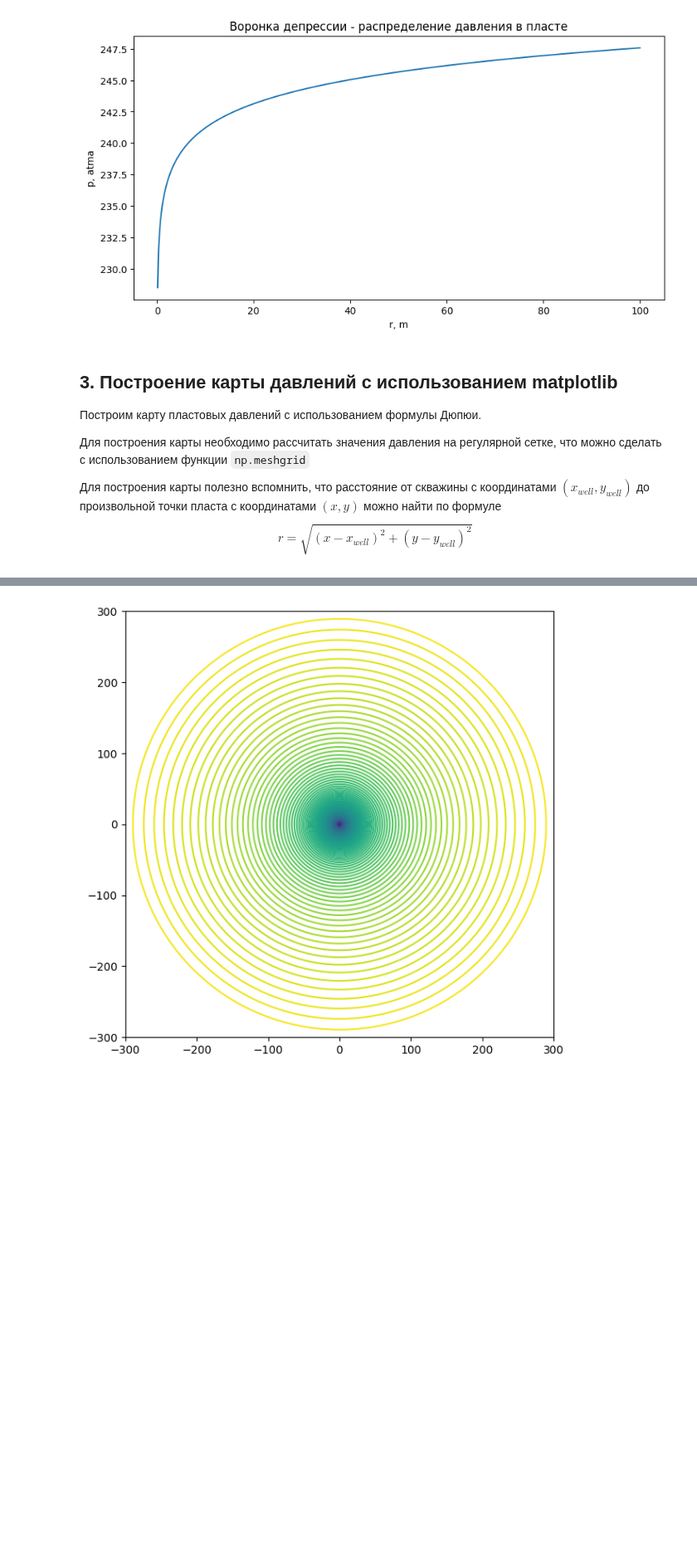
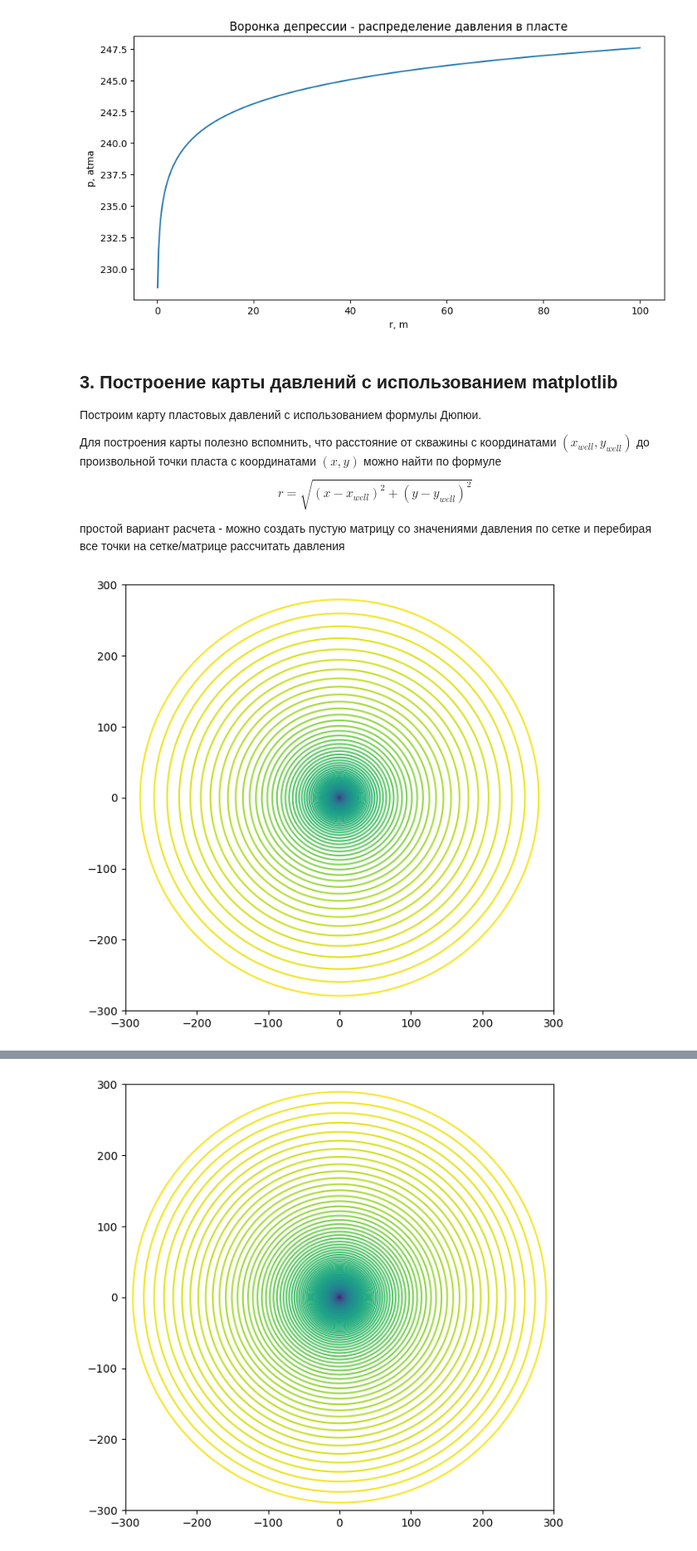
Before and after one commit to khabibullinra/welltest_examples, a Jupyter notebook: examples/02_01_steady_state_radial_solution.ipynb, the cells around one changed output, grey strips where cells are left out. Shown at 83% size. Cells and saved outputs as stored; diff of their text form; code cells hidden in the pictures; blank space fills up the shorter version.

```diff
--- a/examples/02_01_steady_state_radial_solution.ipynb
+++ b/examples/02_01_steady_state_radial_solution.ipynb
@@ -63,21 +66,22 @@ def p_ss_atma(p_res_atma = 250,
               B_m3m3 = 1.2,
               k_mD = 40,
               h_m = 10,
-              r_e = 240,
-              r = 0.1):
+              r_e_m = 240,
+              r_m = 0.1):
   """
-  функция расчета давления в произвольной точке пласта для стационарного решения
-  уравнения фильтрации
+  функция расчета давления в произвольной точке пласта
+  на расстоянии r_m от центра скважины
+  для стационарного решения уравнения фильтрации
   p_res_atma - пластовое давление, давление на контуре питания
   q_liq_sm3day - дебит жидкости на поверхности в стандартных условиях
   mu_cP - вязкость нефти (в пластовых условиях)
   B_m3m3 - объемный коэффициент нефти
   k_mD - проницаемость пласта
-  h_m - мощность пласта
-  r_e - радиус контрура питания
-  r - расстояние на котором проводится расчет
+  h_m - мощность пласта, м
+  r_e_m - радиус контрура питания, м
+  r_m - расстояние на котором проводится расчет, м
   """
-  return p_res_atma - 18.41*q_liq_sm3day*mu_cP*B_m3m3/k_mD/h_m*np.log(r_e/r)
+  return p_res_atma - 18.41*q_liq_sm3day*mu_cP*B_m3m3/k_mD/h_m*np.log(r_e_m/r_m)
 # %% [markdown]
 ## 2. Построение графика с использованием **matplotlib**
 
@@ -109,35 +121,46 @@ plt.show()
 ## 3. Построение карты давлений с использованием matplotlib
 Построим карту пластовых давлений с использованием формулы Дюпюи.
 
-Для построения карты необходимо рассчитать значения давления на регулярной сетке, что можно сделать с использованием функции `np.meshgrid`
-
 Для построения карты полезно вспомнить, что расстояние от скважины с координатами $(x_{well}, y_{well})$ до произвольной точки пласта с координатами $(x,y)$ можно найти по формуле
 $$r=\sqrt{ (x-x_{well})^2 + (y-y_{well})^2 }
-\tag{3}$$
+\tag{4}$$
+
+простой вариант расчета  - можно создать пустую матрицу со значениями давления по сетке и перебирая все точки на сетке/матрице рассчитать давления
 # %%
 # зададим параметры воронки депрессии
 pres = 250
 r_e = 300
 
 # зададим координаты скважины
 xwell1 = 0
 ywell1 = 0
 
 # зададим координатную сетку основываясь на параметрах
 x = np.linspace(-r_e, r_e, 500)
 y = np.linspace(-r_e, r_e, 500)
 
+# создадим пустую матрицу значений
 p_grid = np.zeros((500,500))
 
-for i in range(len(x)):
-    for j,val in enumerate(y):
+# перебираем в цикле все элементы матрицы и рассчитываем давления
+for i in range(len(x)):          # пример 1 как получить индексы из списка
+    for j,val in enumerate(y):   # пример 2 как получить индексы из списка
+        # рассчитываем давления подставляя расстояния
         p_grid[i,j] = p_ss_atma(p_res_atma = 250,
                                 q_liq_sm3day = 50,
                                 mu_cP = 1,
                                 B_m3m3 = 1.2,
                                 k_mD = 40,
                                 h_m = 10,
-                                r_e = 240,
-                                r = ((x[i]-xwell1)**2 + (y[j]-ywell1)**2)**0.5
+                                r_e_m = r_e,
+                                r_m = ((x[i]-xwell1)**2 + (y[j]-ywell1)**2)**0.5
                                 )
+# Удалим из сетки все элементы где давление больше пластового
 p_grid = np.where(p_grid>250,250,p_grid)
+
+# построим отображение в виде контурной карты
+plt.rcParams["figure.figsize"] = (7,7)
+plt.contour(x, y, p_grid, levels=100)
+plt.show()
+# %% [output]
+[figure, added]
```
Also changed, not shown: parts of 9 cells of this notebook.
